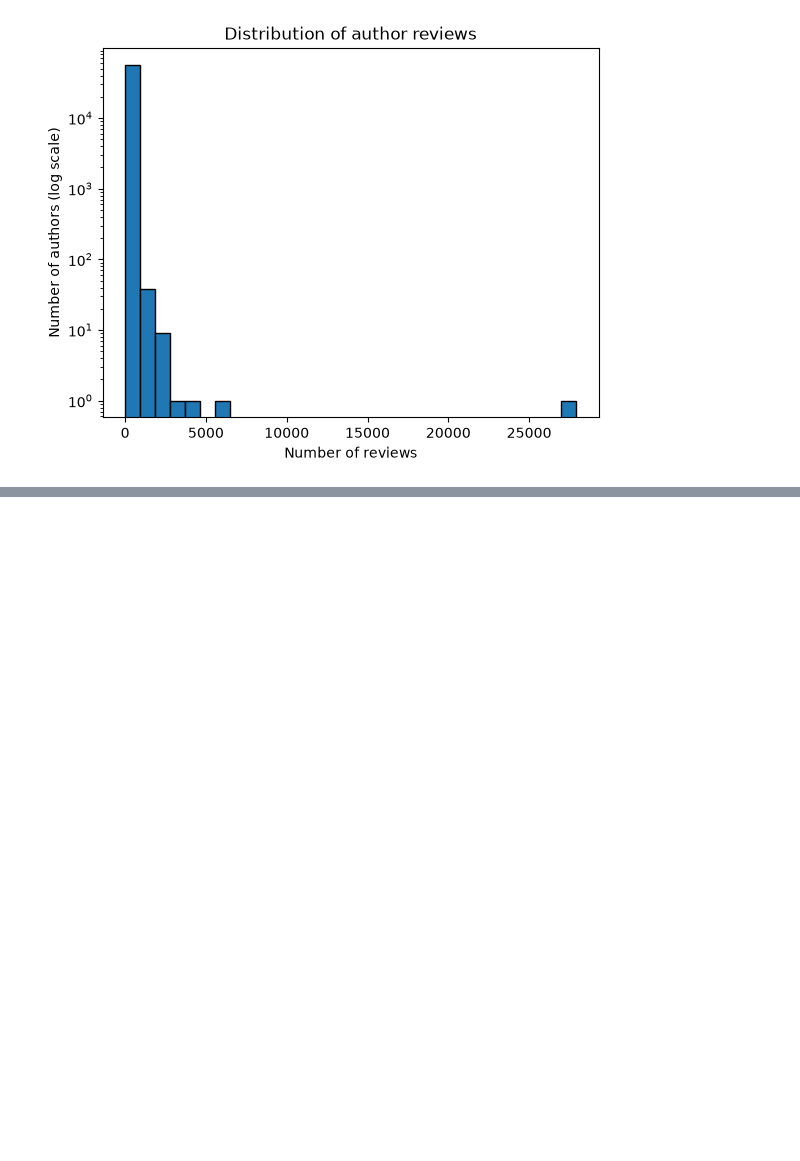
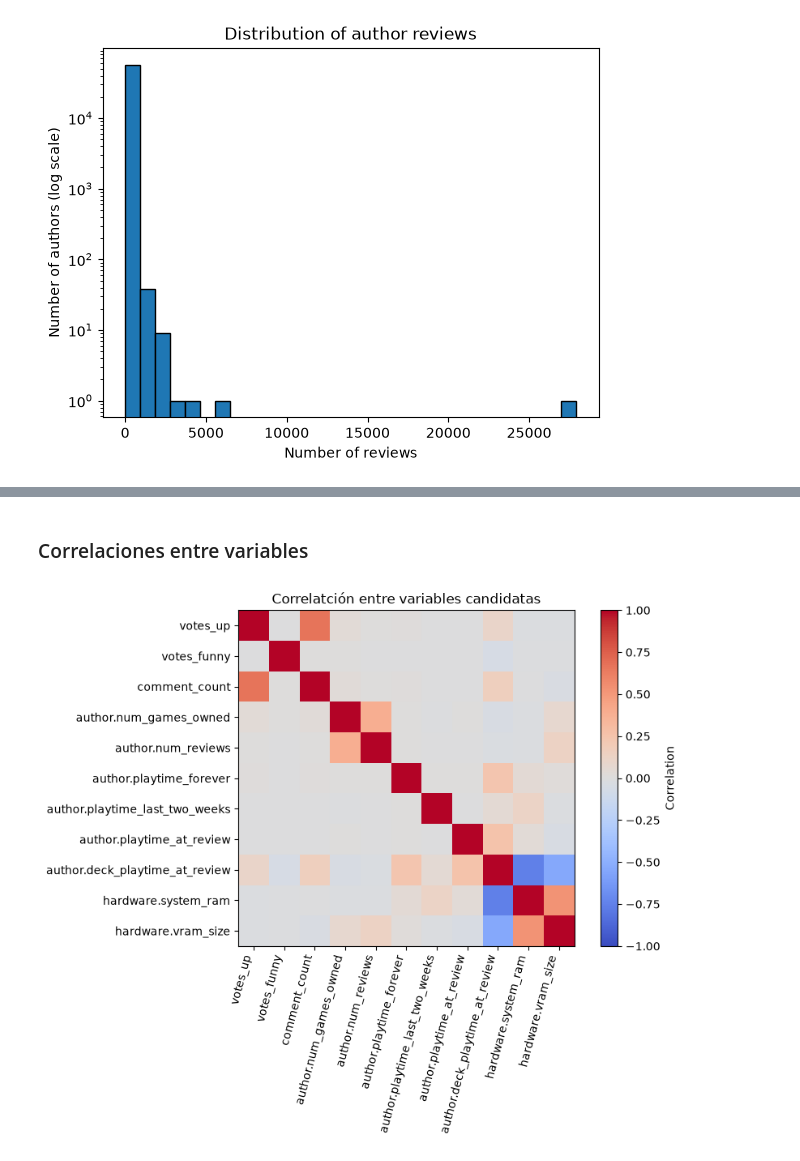
Before and after one commit to JAVIERCLO/proyecto2_IA, a Jupyter notebook: notebooks/analisis_exploratorio.ipynb, the cells around one changed output, grey strips where cells are left out. Cells and saved outputs as stored; diff of their text form; code cells hidden in the pictures; blank space fills up the shorter version.

Commit message:
feat: selección de variables predictoras

```diff
--- a/notebooks/analisis_exploratorio.ipynb
+++ b/notebooks/analisis_exploratorio.ipynb
@@ -235,0 +330,16 @@ plt.show()
+# %% [markdown]
+### Correlaciones entre variables
+# %%
+
+corr = counts.corr()
+if corr.shape[0] >= 2:
+    fig, ax = plt.subplots(figsize=(9, 7))
+    image = ax.imshow(corr, vmin=-1, vmax=1, cmap="coolwarm")
+    ax.set_xticks(range(len(corr.columns)), corr.columns, rotation=75, ha="right")
+    ax.set_yticks(range(len(corr.index)), corr.index)
+    ax.set_title("Correlatción entre variables candidatas")
+    fig.colorbar(image, ax=ax, label="Correlation")
+    plt.tight_layout()
+    plt.show()
+# %% [output]
+[figure, added]
```
Also changed, not shown: parts of 7 cells of this notebook.
